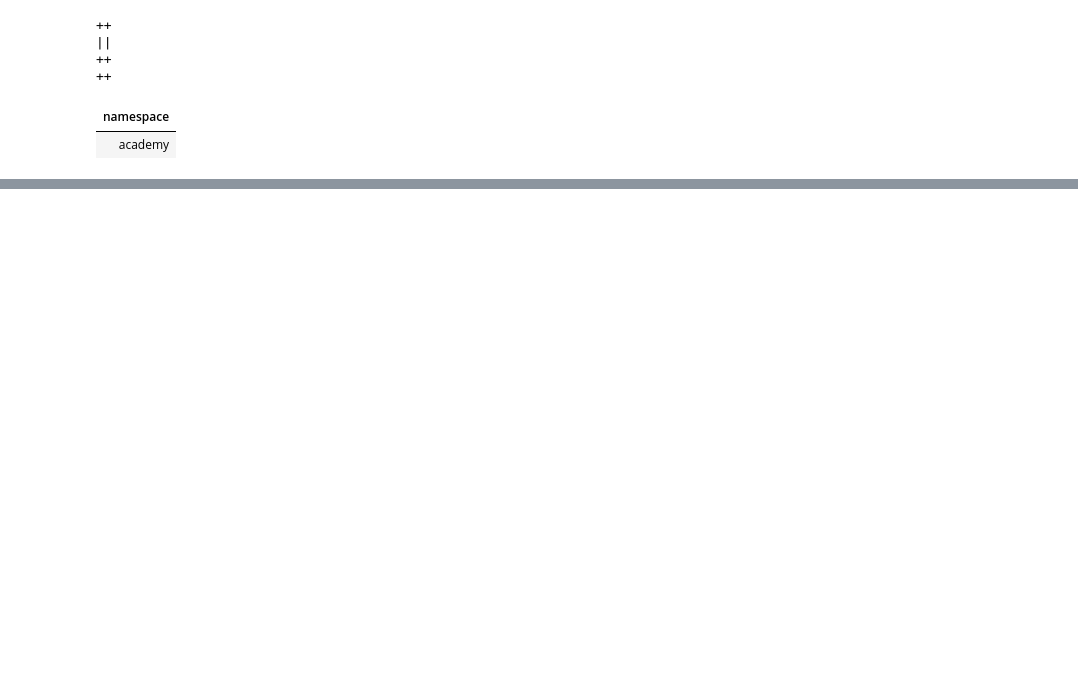
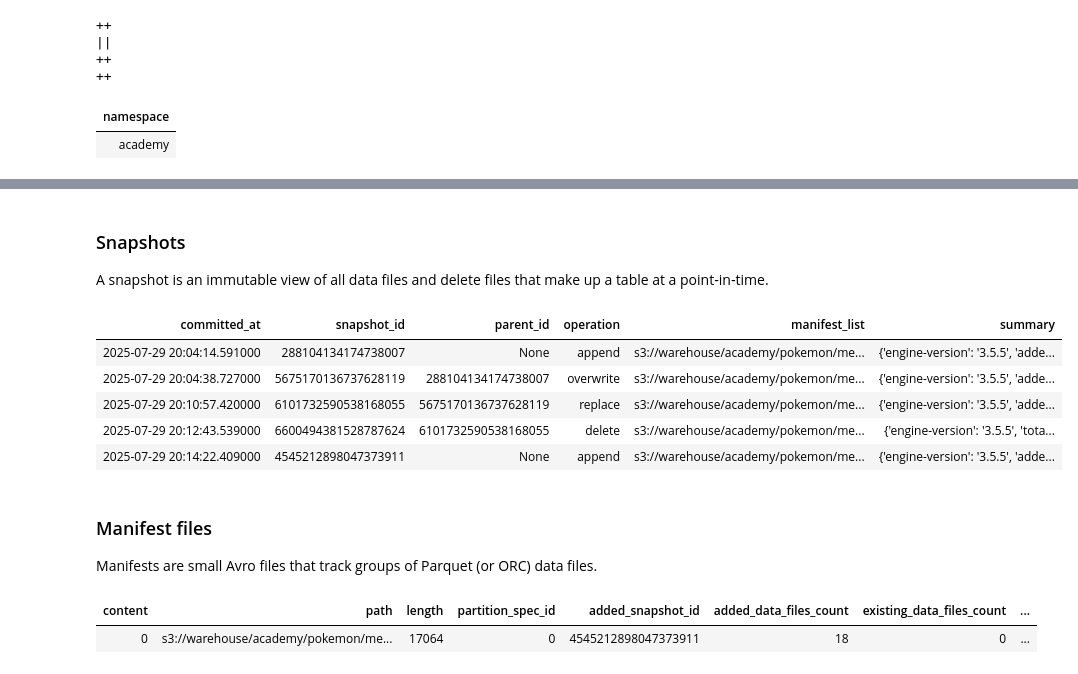
Before and after one commit to team-data-science/iceberg, a Jupyter notebook: notebooks/learndataengineering_iceberg_intro.ipynb, the cells around one changed output, grey strips where cells are left out. Cells and saved outputs as stored; diff of their text form; code cells hidden in the pictures; blank space fills up the shorter version.

```diff
--- a/notebooks/learndataengineering_iceberg_intro.ipynb
+++ b/notebooks/learndataengineering_iceberg_intro.ipynb
@@ -145,0 +102,25 @@ SELECT * FROM academy.pokemon.files
+# %% [markdown]
+### Snapshots
+A snapshot is an immutable view of all data files and delete files that make up a table at a point‑in‑time.
+# %%
+%%sql
+SELECT
+    *
+FROM academy.pokemon.snapshots
+# %% [output]
+| committed_at | snapshot_id | parent_id | operation | manifest_list | summary |
+| 2025-07-29 20:04:14.591000 | 288104134174738007 | None | append | s3://warehouse/academy/pokemon/me... | {'engine-version': '3.5.5', 'adde... |
+| 2025-07-29 20:04:38.727000 | 5675170136737628119 | 288104134174738007 | overwrite | s3://warehouse/academy/pokemon/me... | {'engine-version': '3.5.5', 'adde... |
+| 2025-07-29 20:10:57.420000 | 6101732590538168055 | 5675170136737628119 | replace | s3://warehouse/academy/pokemon/me... | {'engine-version': '3.5.5', 'adde... |
+| 2025-07-29 20:12:43.539000 | 6600494381528787624 | 6101732590538168055 | delete | s3://warehouse/academy/pokemon/me... | {'engine-version': '3.5.5', 'tota... |
+| 2025-07-29 20:14:22.409000 | 4545212898047373911 | None | append | s3://warehouse/academy/pokemon/me... | {'engine-version': '3.5.5', 'adde... |
+# %% [markdown]
+### Manifest files
+Manifests are small Avro files that track groups of Parquet (or ORC) data files.
+# %%
+%%sql
+SELECT *
+FROM   academy.pokemon.manifests
+# %% [output]
+| content | path | length | partition_spec_id | added_snapshot_id | added_data_files_count | existing_data_files_count | ... |
+| 0 | s3://warehouse/academy/pokemon/me... | 17064 | 0 | 4545212898047373911 | 18 | 0 | ... |
```
Also changed, not shown: parts of 34 cells of this notebook, 1 other file.
